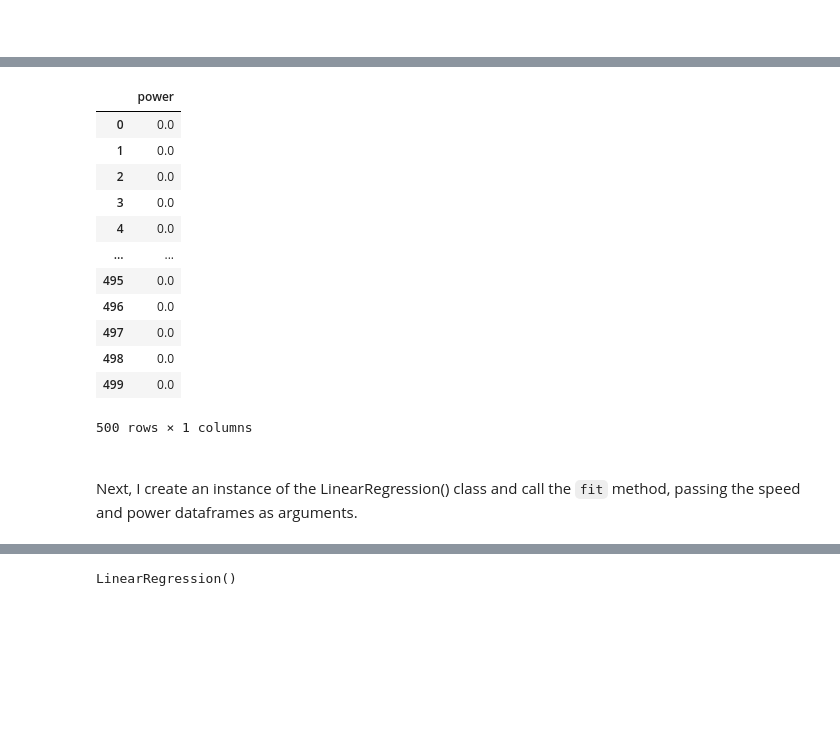
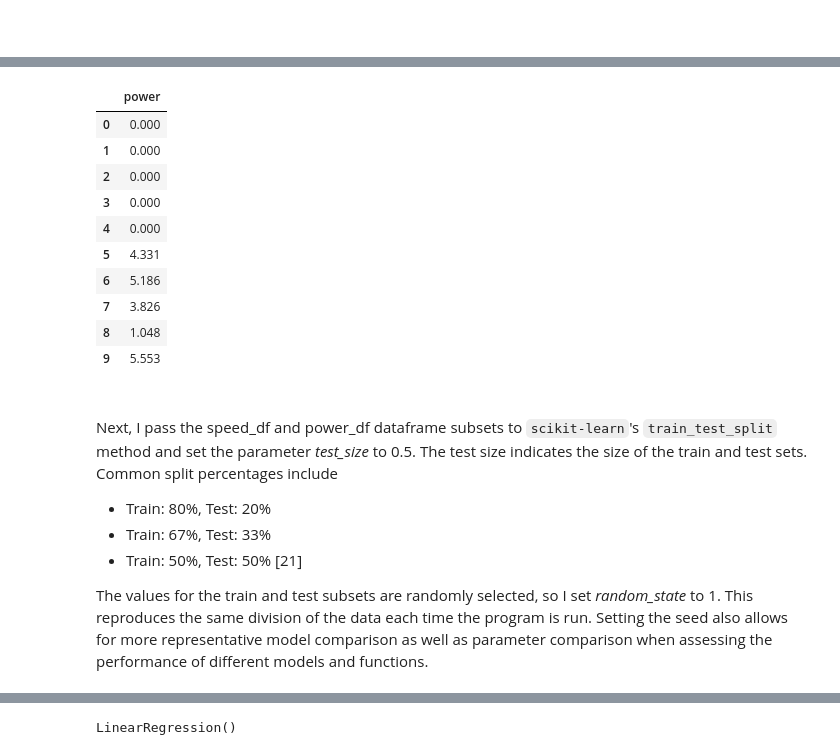
Before and after one commit to colm-o-caoimh/MachineLearning, a Jupyter notebook: mls_project2020.ipynb, the cells around one changed output, grey strips where cells are left out. Cells and saved outputs as stored; diff of their text form; code cells hidden in the pictures; blank space fills up the shorter version.

```diff
--- a/mls_project2020.ipynb
+++ b/mls_project2020.ipynb
@@ -156,9 +160,10 @@ The code below was found on an informative blog post [18] and applies Mahalonibi
 # %%
-#import copy
 import scipy as sp
 from scipy.stats import chi2
 from sklearn.covariance import MinCovDet
 
+# Set variable df to equal pp data set
+df = pp
 
 #Robust Mahalonibis Distance
 def robust_mahalanobis_method(df):
@@ -227,0 +219,3 @@ plt.scatter(X_train, y_train)
+# %%
+# Remove outliers from data set
+pp_clean = pp.drop(outliers_mahal_rob)
@@ -252,22 +263,28 @@ speed_df
 # %%
-# Create a new dataset containing only values from the power column and print output
-power_df = pp.drop('speed',axis='columns')
-power_df
+# Create a new dataset containing only values from the power column
+power_df = pp_clean.drop('speed',axis='columns')
+
+# Print first 10 rows
+power_df.head(10)
 # %% [output]
 |  | power |
-| 0 | 0.0 |
-| 1 | 0.0 |
-| 2 | 0.0 |
-| 3 | 0.0 |
-| 4 | 0.0 |
-| ... | ... |
-| 495 | 0.0 |
-| 496 | 0.0 |
-| 497 | 0.0 |
-| 498 | 0.0 |
-| 499 | 0.0 |
+| 0 | 0.000 |
+| 1 | 0.000 |
+| 2 | 0.000 |
+| 3 | 0.000 |
+| 4 | 0.000 |
+| 5 | 4.331 |
+| 6 | 5.186 |
+| 7 | 3.826 |
+| 8 | 1.048 |
+| 9 | 5.553 |
-500 rows × 1 columns
-# %% [markdown]
-<br>
-
-Next, I create an instance of the LinearRegression() class and call the `fit` method, passing the speed and power dataframes as arguments.
+# %% [markdown]
+<br>
+
+Next, I pass the speed_df and power_df dataframe subsets to `scikit-learn`'s `train_test_split` method and set the parameter *test_size* to 0.5. The test size indicates the size of the train and test sets. Common split percentages include
+
+* Train: 80%, Test: 20%
+* Train: 67%, Test: 33%
+* Train: 50%, Test: 50% [21]
+
+The values for the train and test subsets are randomly selected, so I set *random_state* to 1. This reproduces the same division of the data each time the program is run. Setting the seed also allows for more representative model comparison as well as parameter comparison when assessing the performance of different models and functions.
```
Also changed, not shown: parts of 37 cells of this notebook, 1 other file.
